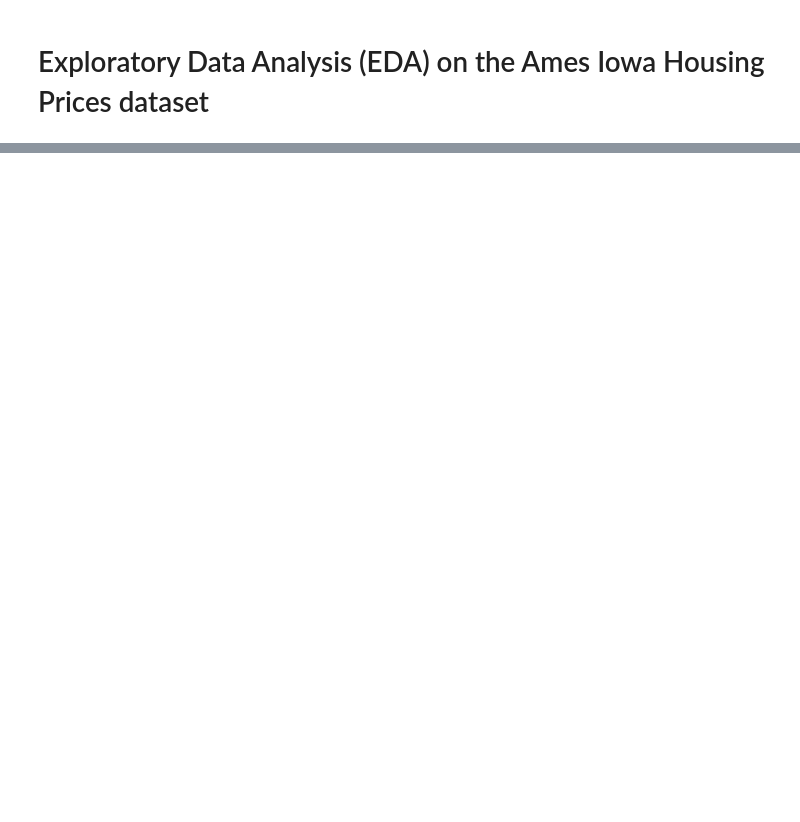
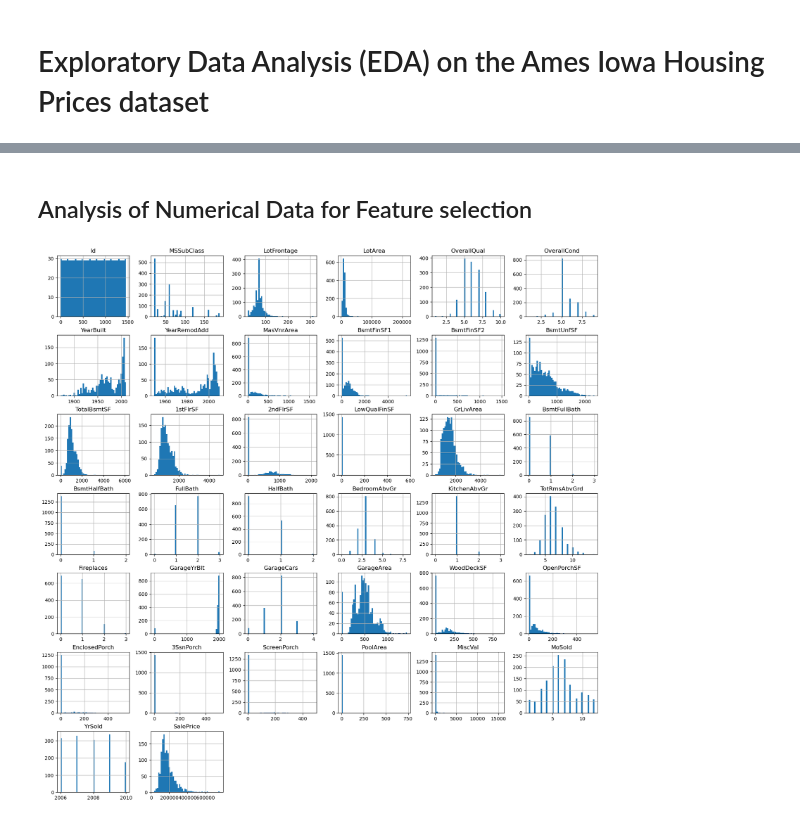
Before and after one commit to spinjet/ml_practice, a Jupyter notebook: ames_iowa/eda.ipynb, the cells around one changed output, grey strips where cells are left out. Saved outputs shown, nothing was run; the diff lists cells and outputs as text; code cells hidden in the pictures; blank space fills up the shorter version.

```diff
--- a/ames_iowa/eda.ipynb
+++ b/ames_iowa/eda.ipynb
@@ -30,0 +33,7 @@ print(housing_data.head())
+# %%
+# Separate the columns into numerical and categorical
+numerical_cols = housing_data.select_dtypes(include=['int64', 'float64']).columns
+cathegorical_cols = housing_data.select_dtypes(include=['str']).columns
+
+print(f"Numerical columns: {numerical_cols}")
+print(f"Categorical columns: {cathegorical_cols}")
@@ -30,0 +62,14 @@ print(housing_data.head())
+# %%
+# Check which columns have missing values
+missing_values = housing_data.isnull().sum()
+missing_values.sort_values(ascending=False, inplace=True)
+
+# Display columns with missing values
+print("Columns with missing values:")
+
+print(f"{'Name':<15} {'Type':<10} \t: {'Count'} {'Percentage':<10}")
+for col, count in missing_values.items():
+    if count > 0:
+        perc = count / len(housing_data) * 100
+        type = 'Numerical' if col in numerical_cols else 'Categorical'
+        print(f"{col:<15} {type:<10} \t: {count}\t({perc:.2f}%)")
@@ -30,0 +100,22 @@ print(housing_data.head())
+# %%
+# Setting the missing garage year built to zero
+housing_data['GarageYrBlt'] = housing_data['GarageYrBlt'].fillna(0)
+
+# Imputation of the missing numerical values with the median
+for col in numerical_cols:
+    if housing_data[col].isnull().sum() > 0:
+        median_value = housing_data[col].median()
+        housing_data[col] = housing_data[col].fillna(median_value)
+
+# Set the NA values of the cathegorical values to 'None' to indicate it is not present.
+for col in cathegorical_cols:
+    if housing_data[col].isnull().sum() > 0:
+        housing_data[col] = housing_data[col].fillna('None')
+# %% [markdown]
+## Analysis of Numerical Data for Feature selection
+# %%
+_ = housing_data[numerical_cols].hist(figsize=(20, 20), bins=50)
+
+# Some of these features will need to be normalized, if they get selected.
+# %% [output]
+[figure, added]
```
Also changed, not shown: parts of 16 cells of this notebook, 1 other file.
